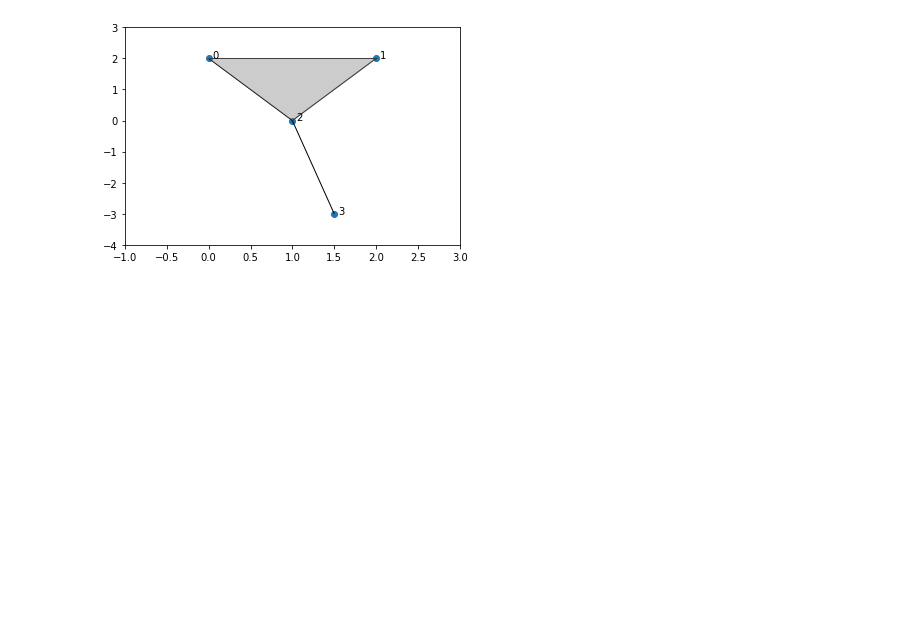
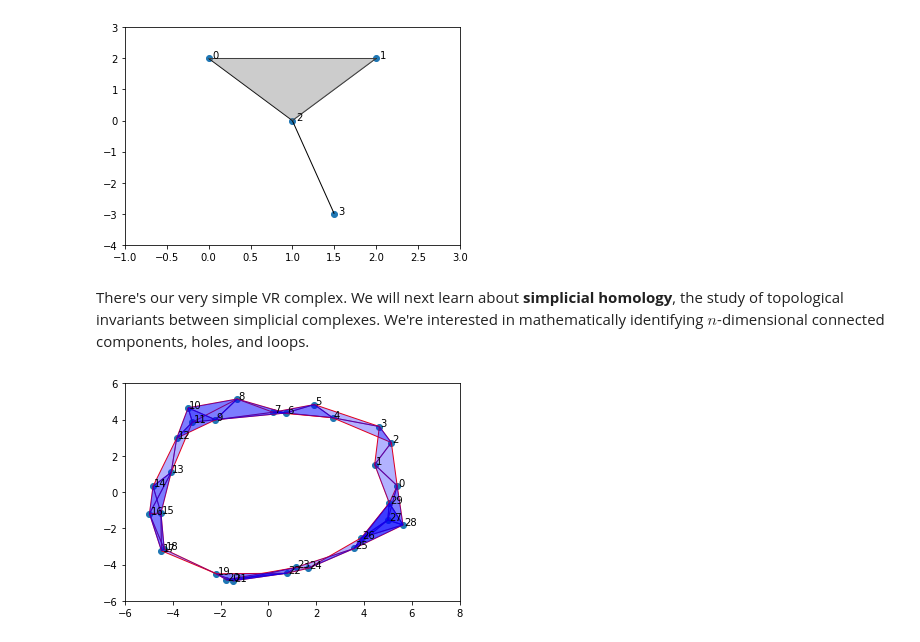
Before and after one commit to pommevilla/tda.tutorial, a Jupyter notebook: TDA Tutorial.ipynb, the cells around one changed output. Cells and saved outputs as stored; diff of their text form; code cells hidden in the pictures; blank space fills up the shorter version.

Commit message:
Flesh out first persistent homology example, begin Homology Groups section

```diff
--- a/TDA Tutorial.ipynb
+++ b/TDA Tutorial.ipynb
@@ -167,3 +167,5 @@ for triangle in [member for member in VR_complex if len(member) == 3]:
 plt.show()
 # %% [output]
 [figure]
+# %% [markdown]
+There's our very simple VR complex.  We will next learn about **simplicial homology**, the study of topological invariants between simplicial complexes.  We're interested in mathematically identifying $n$-dimensional connected components, holes, and loops.
@@ -169,0 +174,8 @@ plt.show()
+# %%
+new_data = np.array(list(zip(x2, y2)))
+# %%
+graph = SimplicialComplex.buildGraph(raw_data = new_data, epsilon = 3.0)
+rips_complex = SimplicialComplex.rips(graph, k = 3)
+SimplicialComplex.drawComplex(origData = new_data, ripsComplex = rips_complex)
+# %% [output]
+[figure, added]
```
Also changed, not shown: parts of 11 cells of this notebook.
